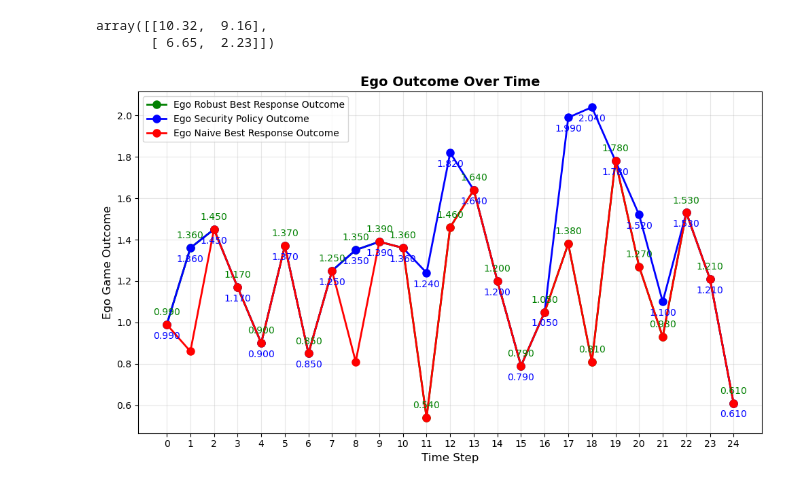
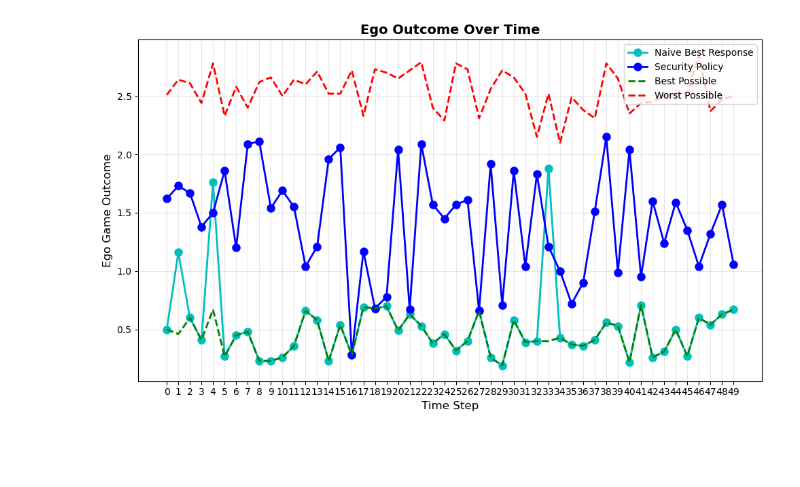
Before and after one commit to toazbenj/race_simulation, a Jupyter notebook: data_processing/prediction_game.ipynb, the cells around one changed output. Cells and saved outputs as stored; diff of their text form; code cells hidden in the pictures; blank space fills up the shorter version.

Commit message:
edits and triple cost data

```diff
--- a/data_processing/prediction_game.ipynb
+++ b/data_processing/prediction_game.ipynb
@@ -162,50 +215,49 @@ print(np.sum(ego_naive_br_outcomes))
-# %%
-D2
-# %% [output]
-array([[10.32,  9.16],
-       [ 6.65,  2.23]])
 # %%
 import matplotlib.pyplot as plt
 import numpy as np
 import pickle
 
 # Load the saved data
 with open('game_theory_simulation_data.pkl', 'rb') as f:
     data = pickle.load(f)
 
 ego_outcomes = data['ego_outcomes']
 ego_sec_policy_outcomes = data['ego_sec_policy_outcomes']
-ego_sec_policy_outcomes = data['ego_sec_policy_outcomes']
+ego_naive_br_outcomes = data['ego_naive_br_outcomes']
+ego_best_outcomes = data['ego_best_outcomes']
+ego_worst_outcomes = data['ego_worst_outcomes']
 
 time_steps = data['time_steps']
 
 # Plot 1: Ego Outcome Over Time
 plt.figure(figsize=(10, 6))
-plt.plot(range(time_steps), ego_outcomes, 'g-o', linewidth=2, markersize=8, label='Ego Robust Best Response Outcome')
-plt.plot(range(time_steps), ego_sec_policy_outcomes, 'b-o', linewidth=2, markersize=8, label='Ego Security Policy Outcome')
-plt.plot(range(time_steps), ego_naive_br_outcomes, 'r-o', linewidth=2, markersize=8, label='Ego Naive Best Response Outcome')
+# plt.plot(range(time_steps), ego_outcomes, 'm-o', linewidth=2, markersize=8, label='Robust Best Response')
+plt.plot(range(time_steps), ego_naive_br_outcomes, 'c-o', linewidth=2, markersize=8, label='Naive Best Response')
+plt.plot(range(time_steps), ego_sec_policy_outcomes, 'b-o', linewidth=2, markersize=8, label='Security Policy')
+plt.plot(range(time_steps), ego_best_outcomes, 'g--', linewidth=2, markersize=8, label='Best Possible')
+plt.plot(range(time_steps), ego_worst_outcomes, 'r--', linewidth=2, markersize=8, label='Worst Possible')
 
 plt.xlabel('Time Step', fontsize=12)
 plt.ylabel('Ego Game Outcome', fontsize=12)
 plt.title('Ego Outcome Over Time', fontsize=14, fontweight='bold')
 plt.grid(True, alpha=0.3)
 plt.xticks(range(time_steps))
-plt.legend()
+plt.legend(loc='upper right')
 
-# Add value labels on points for ego_outcomes
-for i, outcome in enumerate(ego_outcomes):
-    plt.annotate(f'{outcome:.3f}', (i, outcome),
-                textcoords="offset points", xytext=(0,10), ha='center', color='green')
+# # Add value labels on points for ego_outcomes
+# for i, outcome in enumerate(ego_outcomes):
+#     plt.annotate(f'{outcome:.3f}', (i, outcome),
+#                 textcoords="offset points", xytext=(0,10), ha='center', color='green')
 
-# Add value labels on points for ego_sec_policy_outcomes
-for i, outcome in enumerate(ego_sec_policy_outcomes):
-    plt.annotate(f'{outcome:.3f}', (i, outcome),
-                textcoords="offset points", xytext=(0,-15), ha='center', color='blue')
+# # Add value labels on points for ego_sec_policy_outcomes
+# for i, outcome in enumerate(ego_sec_policy_outcomes):
+#     plt.annotate(f'{outcome:.3f}', (i, outcome),
+#                 textcoords="offset points", xytext=(0,-15), ha='center', color='blue')
 
 plt.tight_layout()
 plt.show()
 # %% [output]
-[figure, old version]
+[figure, new version]
 # %%
 import matplotlib.pyplot as plt
 import numpy as np
```
Also changed, not shown: parts of 6 cells of this notebook, 12 other files.
